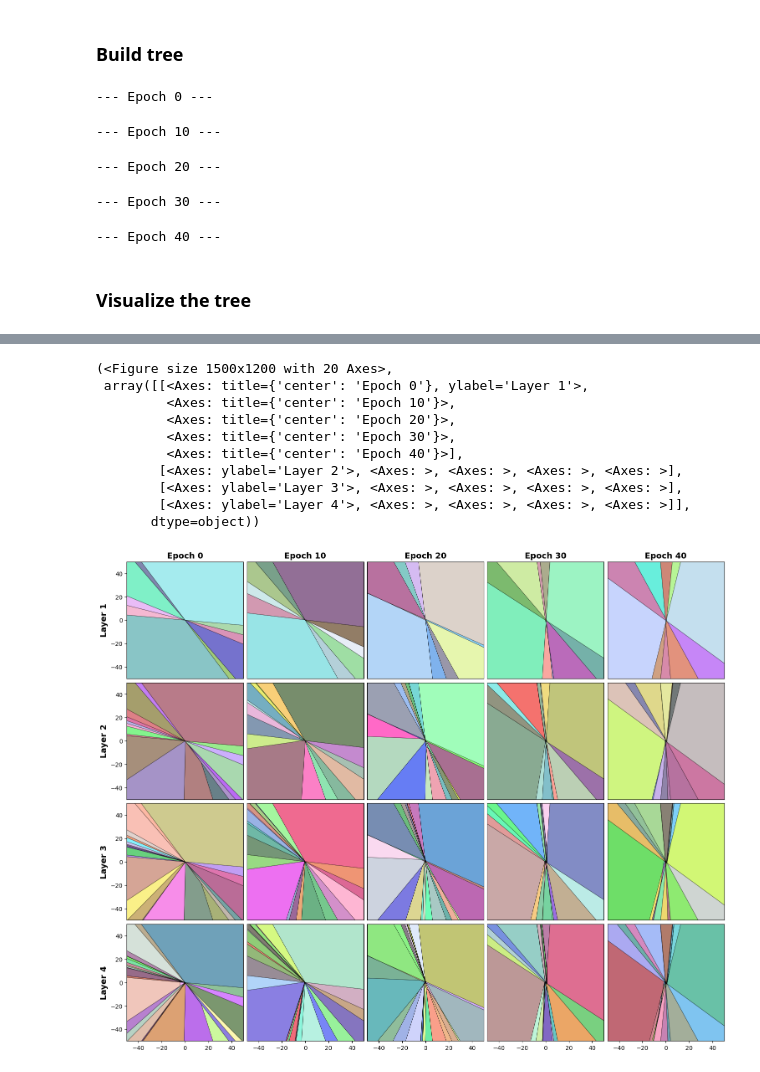
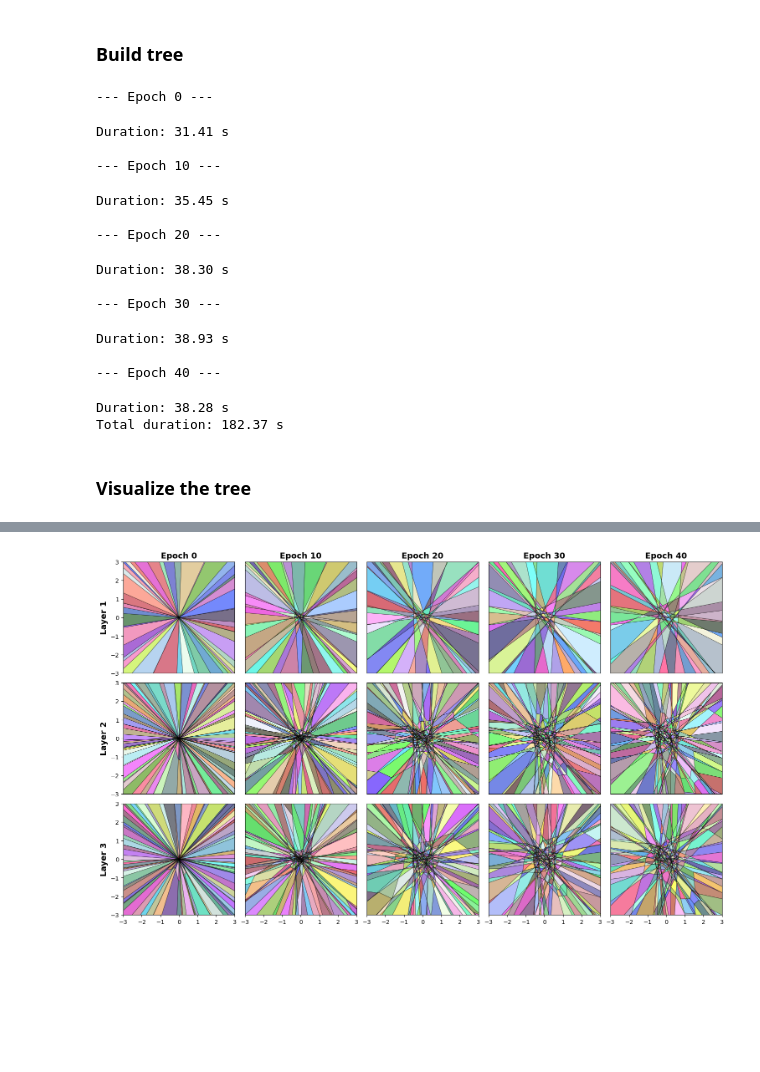
Before and after one commit to Johanmkr/WP1-Polyhedra, a Jupyter notebook: notebooks/new_tree_construction_planning.ipynb, the cells around one changed output, grey strips where cells are left out. Saved outputs shown, nothing was run; the diff lists cells and outputs as text; code cells hidden in the pictures; blank space fills up the shorter version.

Commit message:
Tree seem to be working well now

```diff
--- a/notebooks/new_tree_construction_planning.ipynb
+++ b/notebooks/new_tree_construction_planning.ipynb
@@ -150,13 +150,20 @@ class Tree:
     # Tree construction
     def construct_tree(self, verbose=False):
         current_layer_nodes = [self.root]
-        for l in range(self.L):
+
+        for i, local_hp in enumerate(self.hp):
+
+            # Get local layer parameters
+            Wl = local_hp[:,:-1] # Local weights
+            bl = local_hp[:,-1].reshape(-1,1) # Local biases
+            layer = i+1 # local layer number
+
             next_layer_nodes = []
-            for node in tqdm(current_layer_nodes, desc=f"Processing layer {l+1}", leave=False) if verbose else current_layer_nodes:
+            for node in tqdm(current_layer_nodes, desc=f"Processing layer {layer}", leave=False) if verbose else current_layer_nodes:
                 # 1. Find subregions for the current node
 
                 #TODO Check if parallelizable
-                self._find_subregions(node, self.hp, verbose=False)
+                self._find_subregions(node, layer, Wl, bl, verbose=False)
 
                 # 2. Add children to next layer nodes
                 next_layer_nodes.extend(node.get_children())
@@ -206,16 +213,16 @@ class Tree:
             hyperplanes.append(np.hstack((W, b.reshape(-1,1))))
         return hyperplanes
 
-    def _find_subregions(self, parent, hyperplanes, verbose=False):
+    def _find_subregions(self, parent, layer, Wl, bl, verbose=False):
         # Find point
         x = self._get_interior_point_adaptive(parent, verbose=verbose).reshape(-1,1)
 
         # Global contraints
         D_global = parent.Dlw_active
         g_global = parent.glw_active
-        # Weight and biases of parent layer +1
-        layer = parent.layer_number + 1
-        Wl, bl = self._get_weights_and_biases_from_hyperplanes(hyperplanes, layer=layer)
+
+        # Check layer numbering
+        assert layer == parent.layer_number +1
 
         # Find activation of point
         q0 = self._find_activation_pattern(x, Wl, bl, parent.Alw, parent.clw)
@@ -235,7 +242,7 @@ class Tree:
             # Slw = get_sign_matrix(current_q)
 
             # Get sign vector
-            slw = -2 * current_q +1
+            slw = -2 * current_q + 1
             # Get sign matrix
             Slw = np.diag(slw.ravel())
 
@@ -410,10 +417,6 @@ class Tree:
 
         raise ValueError("Polytope is empty or infeasible even with zero slack.")
 
-    def _get_weights_and_biases_from_hyperplanes(self, hyperplanes, layer=1):
-        weights = hyperplanes[layer-1][:,:-1] # Shape (hl, hl-1)
-        biases = hyperplanes[layer-1][:,-1].reshape(-1,1) # shape (hl, 1)
-        return weights, biases
 
     def _find_activation_pattern(self, x, Wl, bl, Alw_prev, clw_prev):
         z = Wl @ Alw_prev @ x + Wl @ clw_prev + bl
@@ -460,7 +463,7 @@ plt.show()
 ### Model
 # %%
 from visualization import plot_training
-hidden_sizes = [0,5,5,5,5]
+hidden_sizes = [0,25,25]
 
 ActNet = NeuralNet(
     input_size = 2,
@@ -477,18 +480,35 @@ Training not saved.
 # %% [markdown]
 ### Build tree
 # %%
+import time
 trees = {}
+tot_start = time.time()
 for epoch, state in states.items():
+    start = time.time()
     print(f"\n--- Epoch {epoch} ---")
     tree = Tree(state)
     tree.construct_tree(verbose=True)
     trees[epoch] = tree
+    end = time.time()
+    print(f"Duration: {end-start:.2f} s")
+tot_end = time.time()
+print(f"Total duration: {tot_end-tot_start:.2f} s")
 # %% [output]
 --- Epoch 0 ---
+Duration: 31.41 s
+
 --- Epoch 10 ---
+Duration: 35.45 s
+
 --- Epoch 20 ---
+Duration: 38.30 s
+
 --- Epoch 30 ---
+Duration: 38.93 s
+
 --- Epoch 40 ---
+Duration: 38.28 s
+Total duration: 182.37 s
 # %% [markdown]
 ### Visualize the tree
 # %%
@@ -517,10 +537,10 @@ import matplotlib.pyplot as plt
 from matplotlib.patches import Polygon
 import numpy as np
 
-def plot_epoch_layer_grid(trees, num_layers=4, bound=50):
+def plot_epoch_layer_grid(trees,  bound=50):
     epochs = sorted(trees.keys())
     num_epochs = len(epochs)
-
+    num_layers = trees[0].L
     # 1. Setup the figure: Rows = Layers, Cols = Epochs
     fig, axes = plt.subplots(num_layers, num_epochs,
                              figsize=(num_epochs * 3, num_layers * 3),
@@ -546,7 +566,7 @@ def plot_epoch_layer_grid(trees, num_layers=4, bound=50):
             # Access existing regions at this specific layer for this specific root
             regions = tree.get_regions_at_layer(layer=layer_idx)
 
-            vertices_list = find_vertices_from_regions(regions, bound=5000)
+            vertices_list = find_vertices_from_regions(regions, bound=20000)
 
             # 4. Draw Polygons
             for vert in vertices_list:
@@ -582,5 +602,5 @@ def plot_epoch_layer_grid(trees, num_layers=4, bound=50):
 
     return fig, axes
 # %%
-plot_epoch_layer_grid(trees)
+plot_epoch_layer_grid(trees, bound=3)
 # %% [output]
@@ -604,11 +616 @@ Warning: Polytope has no vertices or is empty. Skipping visualization.
-(<Figure size 1500x1200 with 20 Axes>,
- array([[<Axes: title={'center': 'Epoch 0'}, ylabel='Layer 1'>,
-         <Axes: title={'center': 'Epoch 10'}>,
-         <Axes: title={'center': 'Epoch 20'}>,
-         <Axes: title={'center': 'Epoch 30'}>,
-         <Axes: title={'center': 'Epoch 40'}>],
-        [<Axes: ylabel='Layer 2'>, <Axes: >, <Axes: >, <Axes: >, <Axes: >],
-        [<Axes: ylabel='Layer 3'>, <Axes: >, <Axes: >, <Axes: >, <Axes: >],
-        [<Axes: ylabel='Layer 4'>, <Axes: >, <Axes: >, <Axes: >, <Axes: >]],
-       dtype=object))
-[figure, old version]
+[figure, new version]
```
Also changed, not shown: parts of 2 cells of this notebook, 1 other file.
